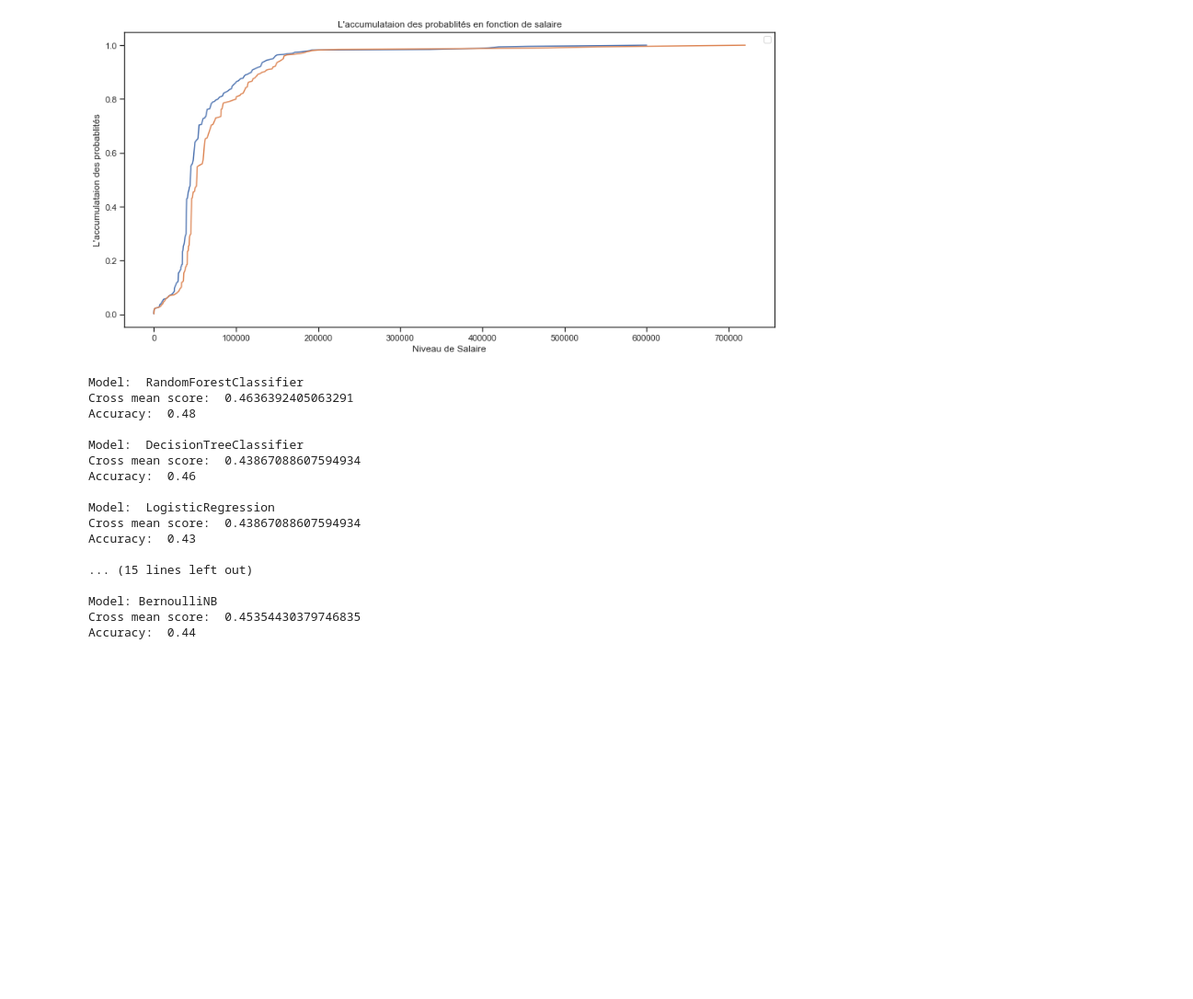
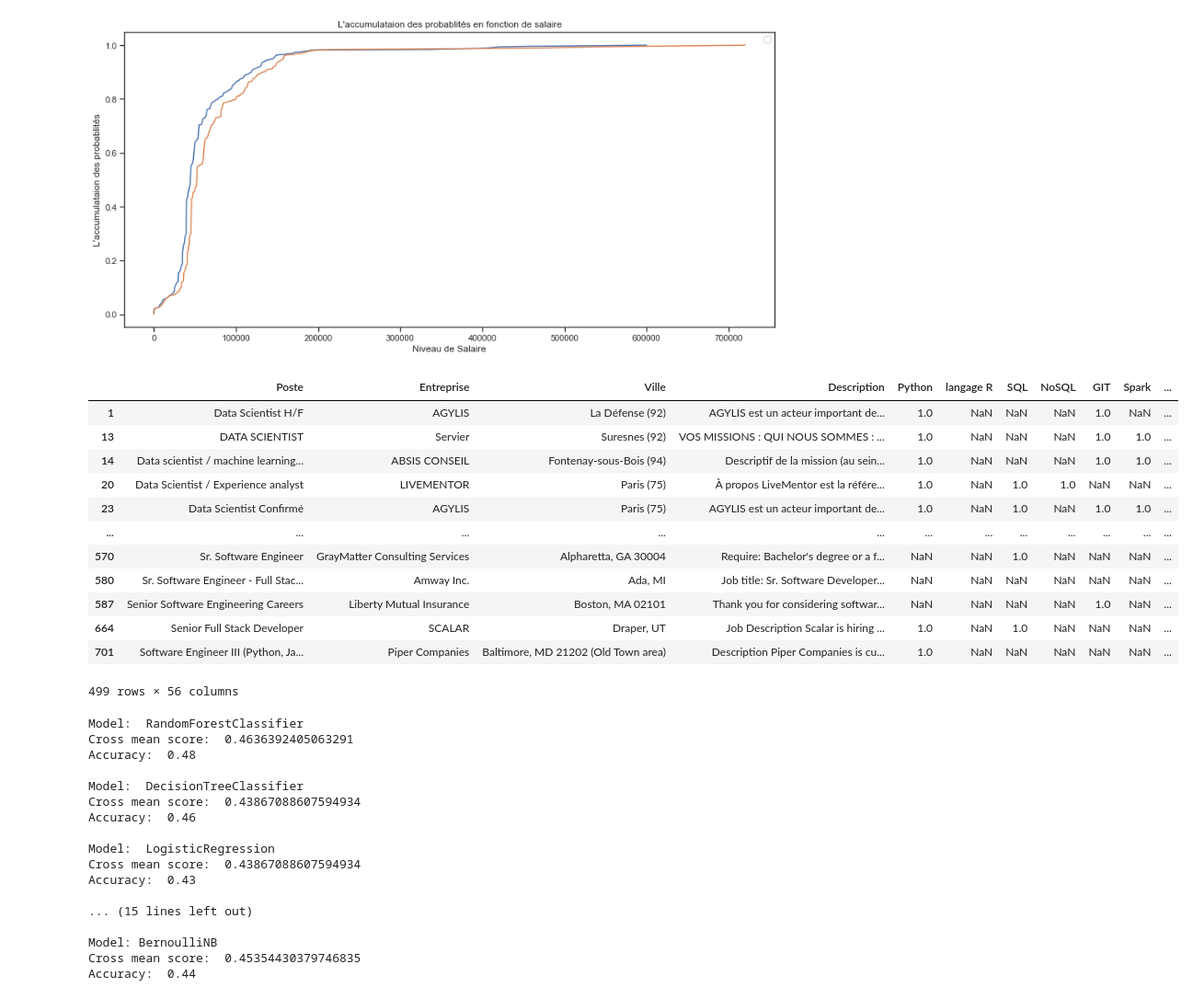
Before and after one commit to yanggautier/Projet_Classification_Salaire, a Jupyter notebook: Proprocessing.ipynb, the cells around one changed output. Shown: that part at 92% size. Cells and saved outputs as stored; diff of their text form; code cells hidden in the pictures; blank space fills up the shorter version.

```diff
--- a/Proprocessing.ipynb
+++ b/Proprocessing.ipynb
@@ -299,3 +304,11 @@ plt.show()
 # %% [output]
 No handles with labels found to put in legend.
 [figure]
+# %%
+df['Classe de salaire par an'] = np.nan
+df = df.apply(lambda row: put_class_salaire(row, separe_quantile(df,5)), axis=1)
+
+try:
+    df = df.drop(['Salaire','Salaire minimum par an', 'Salaire maximum par an', 'Entreprise', 'Description'], axis=1)
+except:
+    pass
@@ -302 +329,17 @@ No handles with labels found to put in legend.
+# %%
+data
+# %% [output]
+|  | Poste | Entreprise | Ville | Description | Python | langage R | SQL | NoSQL | GIT | Spark | ... |
+| 1 | Data Scientist H/F | AGYLIS | La Défense (92) | AGYLIS est un acteur important de... | 1.0 | NaN | NaN | NaN | 1.0 | NaN | ... |
+| 13 | DATA SCIENTIST | Servier | Suresnes (92) | VOS MISSIONS : QUI NOUS SOMMES : ... | 1.0 | NaN | NaN | NaN | 1.0 | 1.0 | ... |
+| 14 | Data scientist / machine learning... | ABSIS CONSEIL | Fontenay-sous-Bois (94) | Descriptif de la mission (au sein... | 1.0 | NaN | NaN | NaN | 1.0 | 1.0 | ... |
+| 20 | Data Scientist / Experience analyst | LIVEMENTOR | Paris (75) | À propos LiveMentor est la référe... | 1.0 | NaN | 1.0 | 1.0 | NaN | NaN | ... |
+| 23 | Data Scientist Confirmé | AGYLIS | Paris (75) | AGYLIS est un acteur important de... | 1.0 | NaN | 1.0 | NaN | 1.0 | 1.0 | ... |
+| ... | ... | ... | ... | ... | ... | ... | ... | ... | ... | ... | ... |
+| 570 | Sr. Software Engineer | GrayMatter Consulting Services | Alpharetta, GA 30004 | Require: Bachelor's degree or a f... | NaN | NaN | 1.0 | NaN | NaN | NaN | ... |
+| 580 | Sr. Software Engineer - Full Stac... | Amway Inc. | Ada, MI | Job title: Sr. Software Developer... | NaN | NaN | NaN | NaN | NaN | NaN | ... |
+| 587 | Senior Software Engineering Careers | Liberty Mutual Insurance | Boston, MA 02101 | Thank you for considering softwar... | NaN | NaN | NaN | NaN | 1.0 | NaN | ... |
+| 664 | Senior Full Stack Developer | SCALAR | Draper, UT | Job Description Scalar is hiring ... | 1.0 | NaN | 1.0 | NaN | NaN | NaN | ... |
+| 701 | Software Engineer III (Python, Ja... | Piper Companies | Baltimore, MD 21202 (Old Town area) | Description Piper Companies is cu... | 1.0 | NaN | NaN | NaN | NaN | NaN | ... |
+499 rows × 56 columns
 # %%
```
Also changed, not shown: parts of 6 cells of this notebook, 19 other files.
